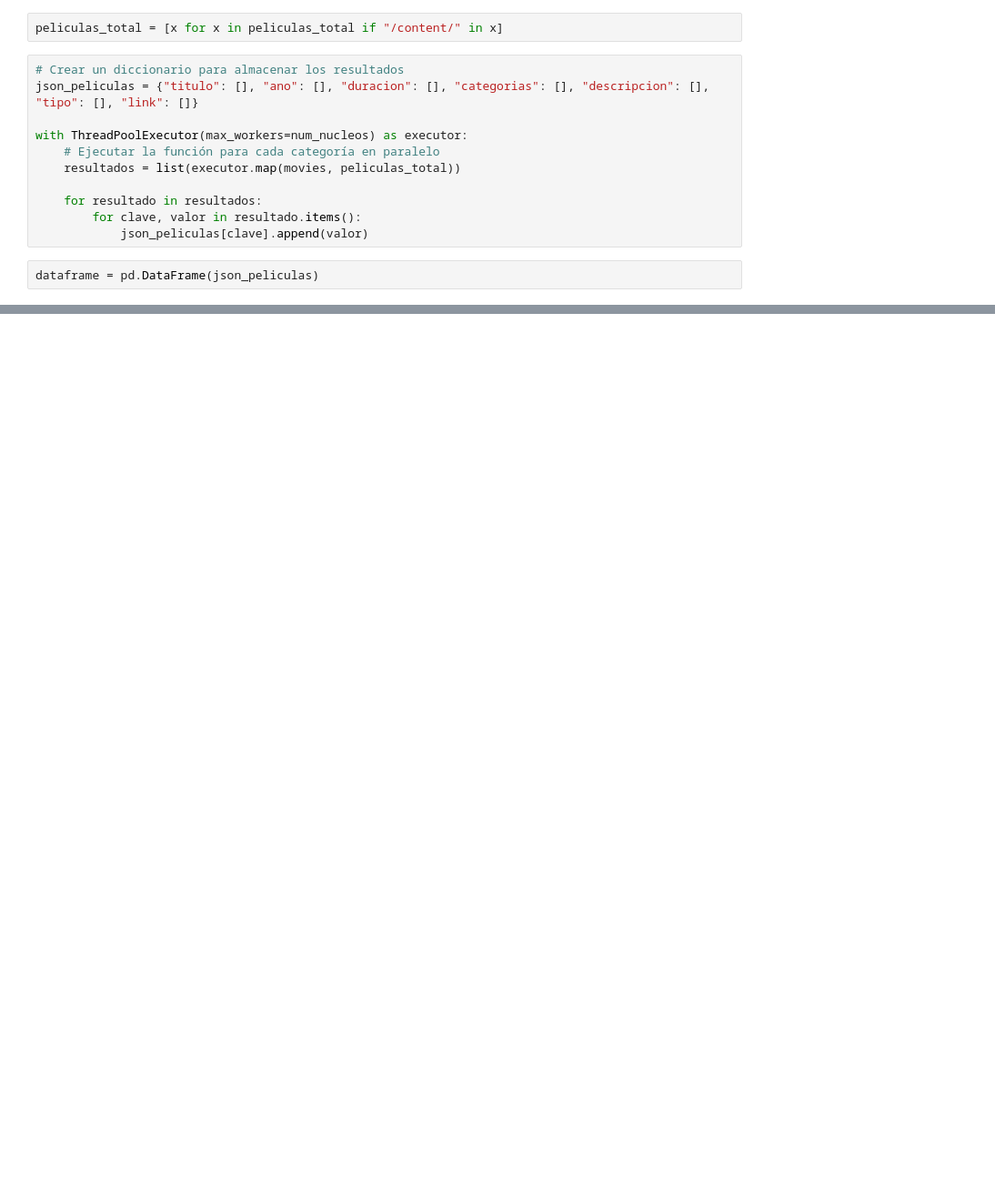
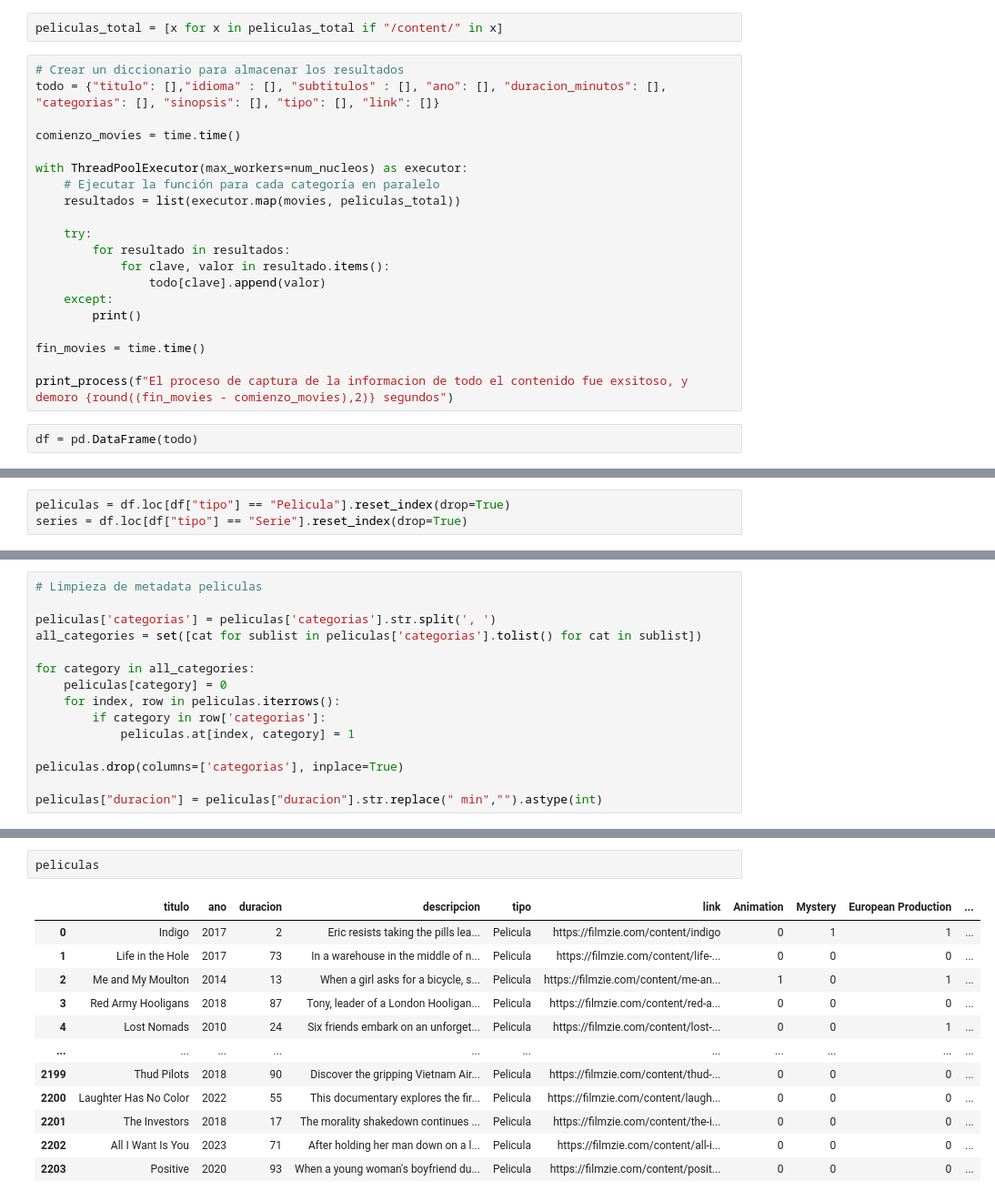
Before and after one commit to jonathancastillo185/Technical-Test, a Jupyter notebook: Scraping.ipynb, the cells around one changed output, grey strips where cells are left out. Shown at 91% size. Saved outputs shown, nothing was run; the diff lists cells and outputs as text; blank space fills up the shorter version.

Commit message:
Se avanzo con el ETL de peliculas, falta terminar el proceso y definir la extraccion de metada series

```diff
--- a/Scraping.ipynb
+++ b/Scraping.ipynb
@@ -70,14 +70,23 @@ print_process(f"La extraccion total de las categorias tubo una demora de {round(
 peliculas_total = [x for x in peliculas_total if "/content/" in x]
 # %%
 # Crear un diccionario para almacenar los resultados
-json_peliculas = {"titulo": [], "ano": [], "duracion": [], "categorias": [], "descripcion": [], "tipo": [], "link": []}
+todo = {"titulo": [],"idioma" : [], "subtitulos" : [], "ano": [], "duracion_minutos": [], "categorias": [], "sinopsis": [], "tipo": [], "link": []}
+
+comienzo_movies = time.time()
 
 with ThreadPoolExecutor(max_workers=num_nucleos) as executor:
     # Ejecutar la función para cada categoría en paralelo
     resultados = list(executor.map(movies, peliculas_total))
 
-    for resultado in resultados:
-        for clave, valor in resultado.items():
-            json_peliculas[clave].append(valor)
+    try:
+        for resultado in resultados:
+            for clave, valor in resultado.items():
+                todo[clave].append(valor)
+    except:
+        print()
+
+fin_movies = time.time()
+
+print_process(f"El proceso de captura de la informacion de todo el contenido fue exsitoso, y demoro {round((fin_movies - comienzo_movies),2)} segundos")
 # %%
-dataframe = pd.DataFrame(json_peliculas)
+df = pd.DataFrame(todo)
@@ -99,0 +95,3 @@ dataframe
+# %%
+peliculas = df.loc[df["tipo"] == "Pelicula"].reset_index(drop=True)
+series = df.loc[df["tipo"] == "Serie"].reset_index(drop=True)
@@ -99,0 +114,15 @@ dataframe
+# %%
+# Limpieza de metadata peliculas
+
+peliculas['categorias'] = peliculas['categorias'].str.split(', ')
+all_categories = set([cat for sublist in peliculas['categorias'].tolist() for cat in sublist])
+
+for category in all_categories:
+    peliculas[category] = 0
+    for index, row in peliculas.iterrows():
+        if category in row['categorias']:
+            peliculas.at[index, category] = 1
+
+peliculas.drop(columns=['categorias'], inplace=True)
+
+peliculas["duracion"] = peliculas["duracion"].str.replace(" min","").astype(int)
@@ -99,0 +215,15 @@ dataframe
+# %%
+peliculas
+# %% [output]
+|  | titulo | ano | duracion | descripcion | tipo | link | Animation | Mystery | European Production | ... |
+| 0 | Indigo | 2017 | 2 | Eric resists taking the pills lea... | Pelicula | https://filmzie.com/content/indigo | 0 | 1 | 1 | ... |
+| 1 | Life in the Hole | 2017 | 73 | In a warehouse in the middle of n... | Pelicula | https://filmzie.com/content/life-... | 0 | 0 | 0 | ... |
+| 2 | Me and My Moulton | 2014 | 13 | When a girl asks for a bicycle, s... | Pelicula | https://filmzie.com/content/me-an... | 1 | 0 | 1 | ... |
+| 3 | Red Army Hooligans | 2018 | 87 | Tony, leader of a London Hooligan... | Pelicula | https://filmzie.com/content/red-a... | 0 | 0 | 0 | ... |
+| 4 | Lost Nomads | 2010 | 24 | Six friends embark on an unforget... | Pelicula | https://filmzie.com/content/lost-... | 0 | 0 | 1 | ... |
+| ... | ... | ... | ... | ... | ... | ... | ... | ... | ... | ... |
+| 2199 | Thud Pilots | 2018 | 90 | Discover the gripping Vietnam Air... | Pelicula | https://filmzie.com/content/thud-... | 0 | 0 | 0 | ... |
+| 2200 | Laughter Has No Color | 2022 | 55 | This documentary explores the fir... | Pelicula | https://filmzie.com/content/laugh... | 0 | 0 | 0 | ... |
+| 2201 | The Investors | 2018 | 17 | The morality shakedown continues ... | Pelicula | https://filmzie.com/content/the-i... | 0 | 0 | 0 | ... |
+| 2202 | All I Want Is You | 2023 | 71 | After holding her man down on a l... | Pelicula | https://filmzie.com/content/all-i... | 0 | 0 | 0 | ... |
+| 2203 | Positive | 2020 | 93 | When a young woman's boyfriend du... | Pelicula | https://filmzie.com/content/posit... | 0 | 0 | 0 | ... |
```
Also changed, not shown: parts of 12 cells of this notebook, 5 other files.
